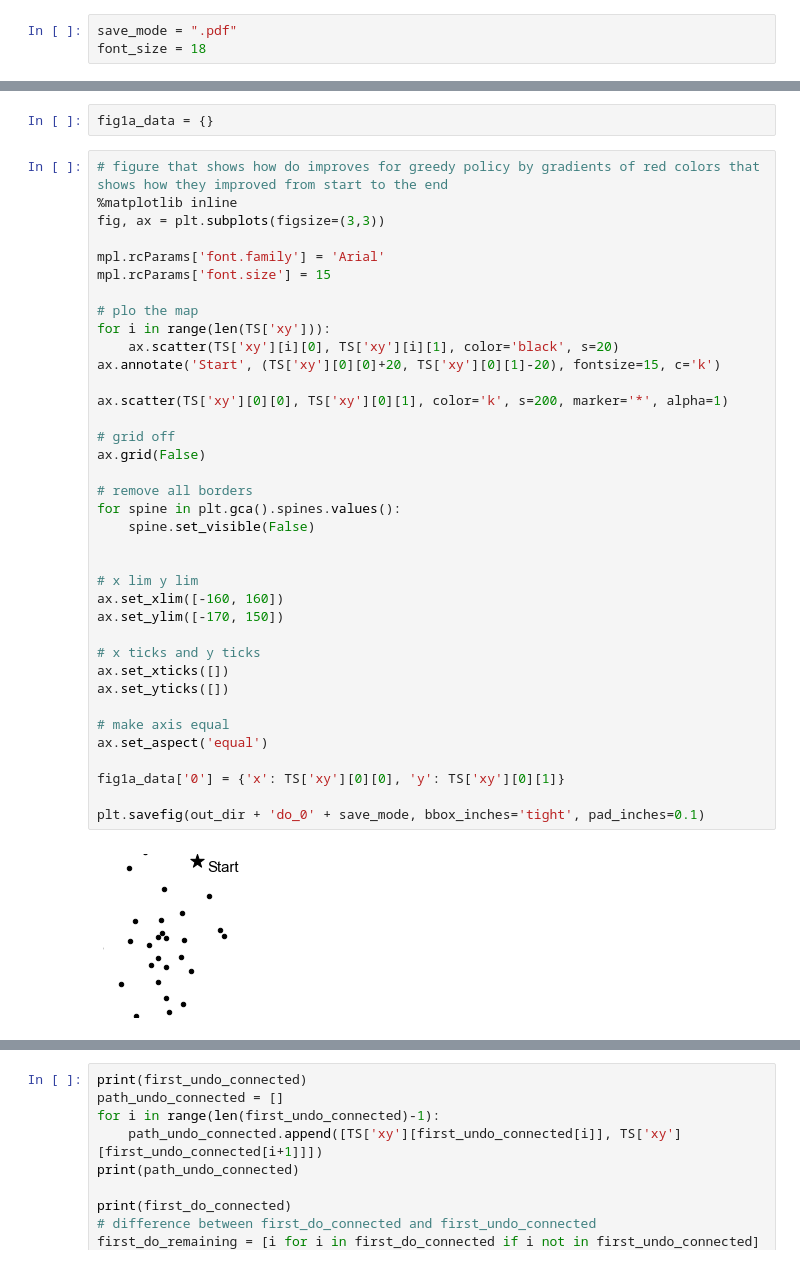
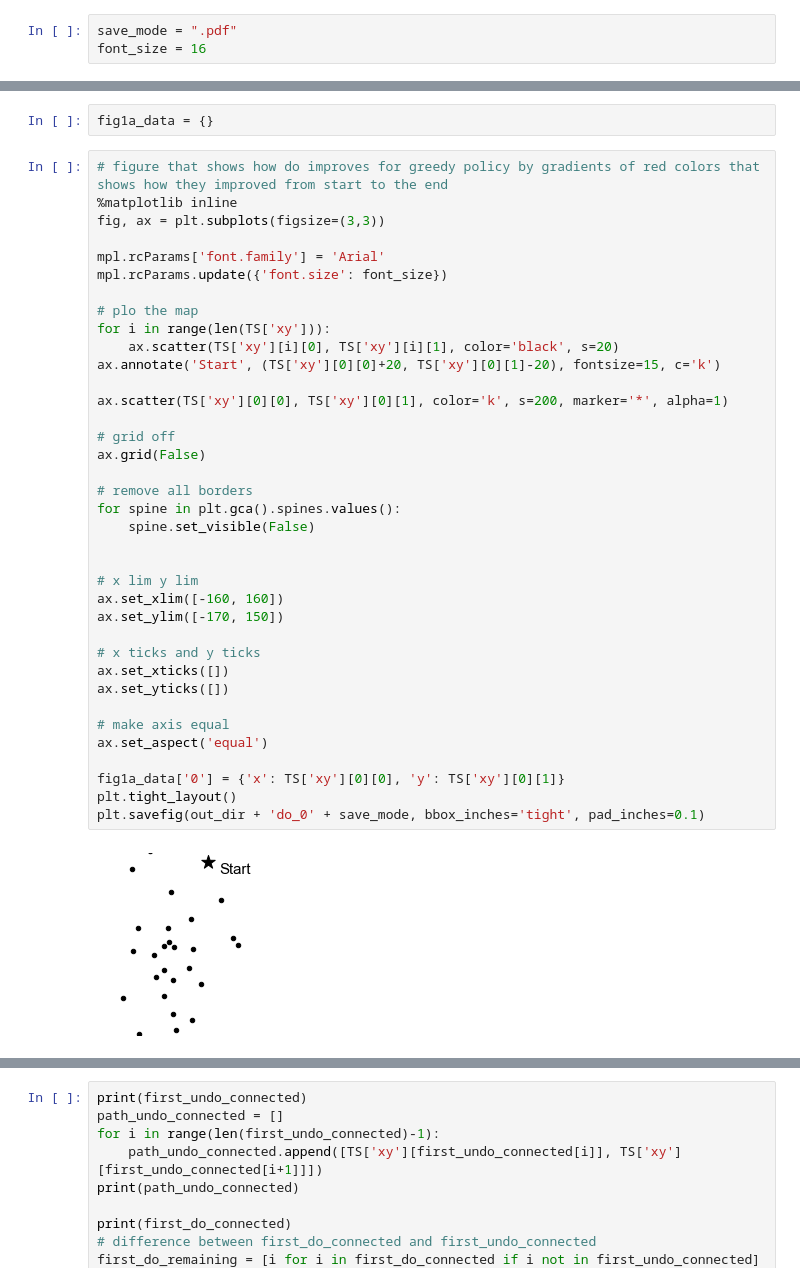
Before and after one commit to sherrybao222/Road_Construction, a Jupyter notebook: analysis/final_analysis/figure_dk_20250125.ipynb, the cells around one changed output, grey strips where cells are left out. Drawn from its saved outputs; the diff is of its cells as text.

```diff
--- a/analysis/final_analysis/figure_dk_20250125.ipynb
+++ b/analysis/final_analysis/figure_dk_20250125.ipynb
@@ -23,7 +23,7 @@ sys.path.append('/Users/dbao/Downloads/research/rc_scripts/analysis')
 # import final_analysis.plot_helper.format
 # %%
 save_mode = ".pdf"
-font_size = 18
+font_size = 16
 # %%
 # import rpy2
 # import rpy2.situation as r_situation
@@ -203,39 +203,39 @@ fig1a_data = {}
 fig, ax = plt.subplots(figsize=(3,3))
 
 mpl.rcParams['font.family'] = 'Arial'
-mpl.rcParams['font.size'] = 15
+mpl.rcParams.update({'font.size': font_size})
 
 # plo the map
 for i in range(len(TS['xy'])):
     ax.scatter(TS['xy'][i][0], TS['xy'][i][1], color='black', s=20)
 ax.annotate('Start', (TS['xy'][0][0]+20, TS['xy'][0][1]-20), fontsize=15, c='k')
 
 ax.scatter(TS['xy'][0][0], TS['xy'][0][1], color='k', s=200, marker='*', alpha=1)
 
 # grid off
 ax.grid(False)
 
 # remove all borders
 for spine in plt.gca().spines.values():
     spine.set_visible(False)
 
 
 # x lim y lim
 ax.set_xlim([-160, 160])
 ax.set_ylim([-170, 150])
 
 # x ticks and y ticks
 ax.set_xticks([])
 ax.set_yticks([])
 
 # make axis equal
 ax.set_aspect('equal')
 
 fig1a_data['0'] = {'x': TS['xy'][0][0], 'y': TS['xy'][0][1]}
-
+plt.tight_layout()
 plt.savefig(out_dir + 'do_0' + save_mode, bbox_inches='tight', pad_inches=0.1)
 # %% [output]
-[figure, old version]
+[figure, new version]
 # %%
 # figure that shows how do improves for greedy policy by gradients of red colors that shows how they improved from start to the end
 %matplotlib inline
```
Also changed, not shown: parts of 9 cells of this notebook, 10 other files.
